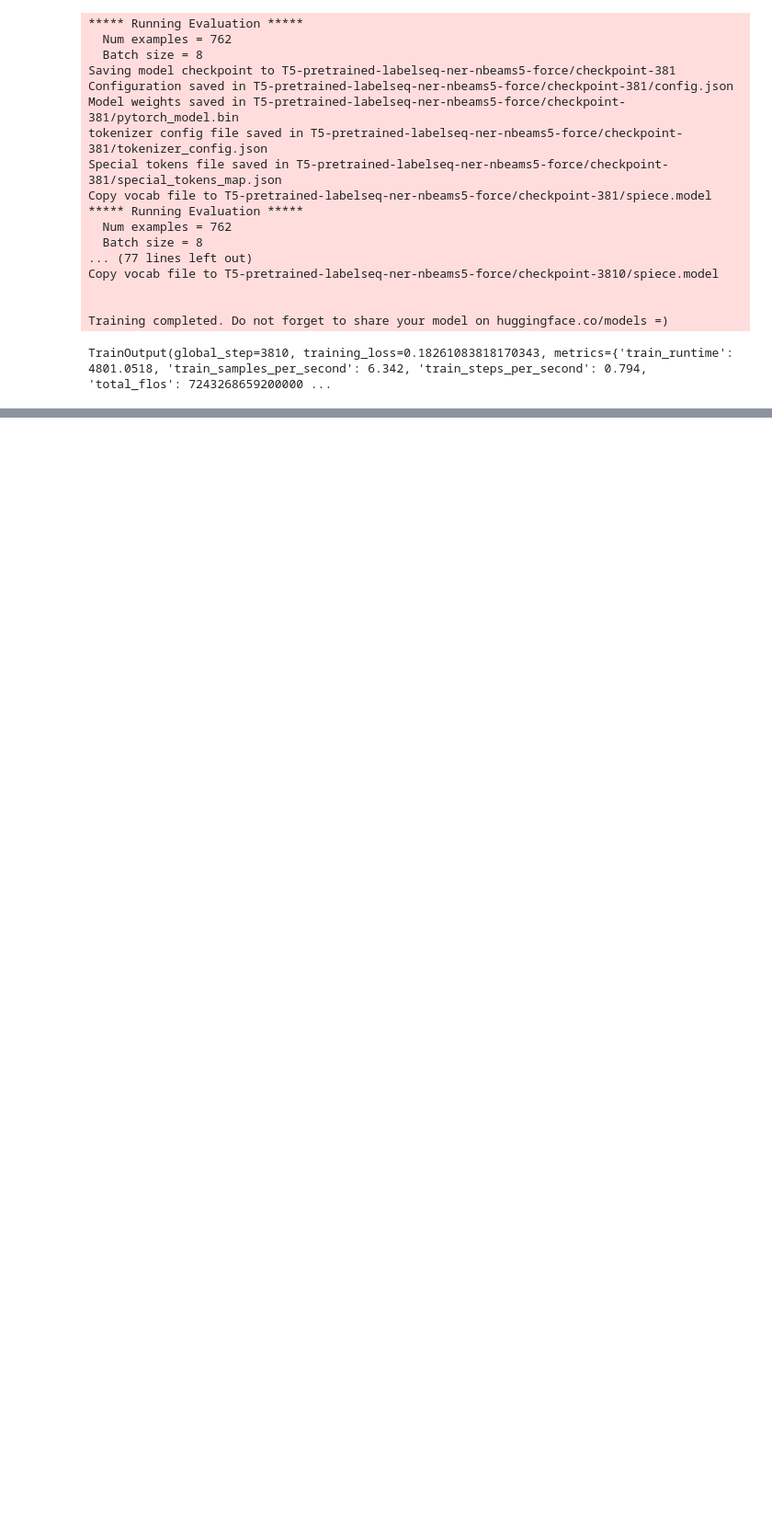
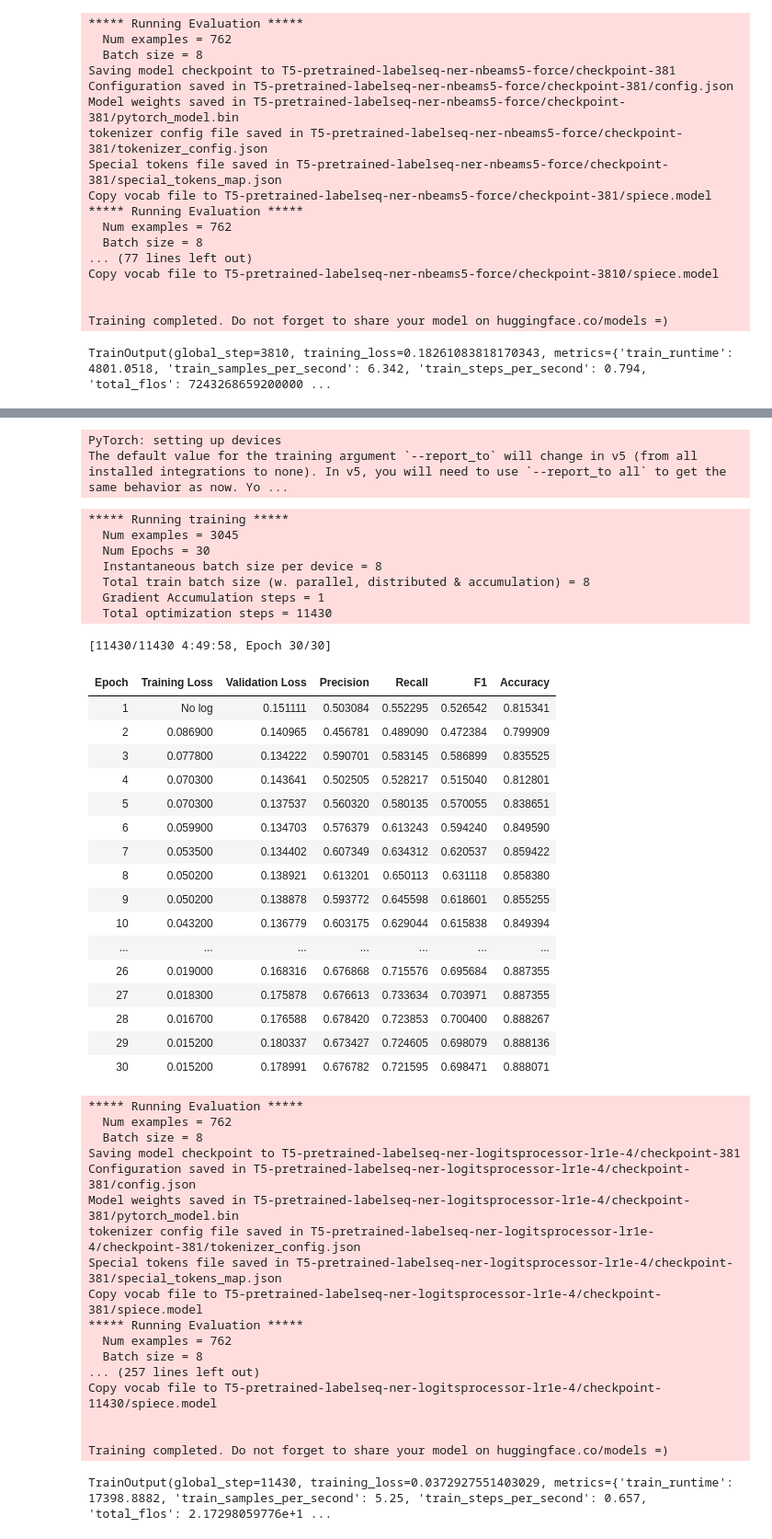
Before and after one commit to bingyinh/NLP_PNC_sample_list, a Jupyter notebook: T5_pretrained_label.ipynb, the cells around one changed output, grey strips where cells are left out. Shown at 92% size. Drawn from its saved outputs; the diff is of its cells as text; code cells hidden in the pictures; blank space fills up the shorter version.

```diff
--- a/T5_pretrained_label.ipynb
+++ b/T5_pretrained_label.ipynb
@@ -567,0 +646,63 @@ TrainOutput(global_step=3810, training_loss=0.18261083818170343, metrics={'train
+# %%
+args = Seq2SeqTrainingArguments(
+    "T5-pretrained-labelseq-ner-logitsprocessor-lr1e-4", evaluation_strategy="epoch", save_strategy="epoch",
+    learning_rate=1e-4, num_train_epochs=30, weight_decay=0.01, predict_with_generate=True,
+    per_device_train_batch_size=8, seed=7, #     no_cuda=True,
+    )
+
+data_collator = DataCollatorForSeq2Seq(tokenizer, model=model)
+trainer = MyTrainer(
+    model=model, args=args, train_dataset=training_set, eval_dataset=val_set,
+    data_collator=data_collator, compute_metrics=compute_metrics, tokenizer=tokenizer,
+)
+beamsz = 5
+# %% [output]
+PyTorch: setting up devices
+The default value for the training argument `--report_to` will change in v5 (from all installed integrations to none). In v5, you will need to use `--report_to all` to get the same behavior as now. Yo ...
+# %%
+trainer.set_things(labelids, tokenizer, beamsz)
+trainer.train()
+# %% [output]
+***** Running training *****
+  Num examples = 3045
+  Num Epochs = 30
+  Instantaneous batch size per device = 8
+  Total train batch size (w. parallel, distributed & accumulation) = 8
+  Gradient Accumulation steps = 1
+  Total optimization steps = 11430
+[11430/11430 4:49:58, Epoch 30/30]
+| Epoch | Training Loss | Validation Loss | Precision | Recall | F1 | Accuracy |
+| 1 | No log | 0.151111 | 0.503084 | 0.552295 | 0.526542 | 0.815341 |
+| 2 | 0.086900 | 0.140965 | 0.456781 | 0.489090 | 0.472384 | 0.799909 |
+| 3 | 0.077800 | 0.134222 | 0.590701 | 0.583145 | 0.586899 | 0.835525 |
+| 4 | 0.070300 | 0.143641 | 0.502505 | 0.528217 | 0.515040 | 0.812801 |
+| 5 | 0.070300 | 0.137537 | 0.560320 | 0.580135 | 0.570055 | 0.838651 |
+| 6 | 0.059900 | 0.134703 | 0.576379 | 0.613243 | 0.594240 | 0.849590 |
+| 7 | 0.053500 | 0.134402 | 0.607349 | 0.634312 | 0.620537 | 0.859422 |
+| 8 | 0.050200 | 0.138921 | 0.613201 | 0.650113 | 0.631118 | 0.858380 |
+| 9 | 0.050200 | 0.138878 | 0.593772 | 0.645598 | 0.618601 | 0.855255 |
+| 10 | 0.043200 | 0.136779 | 0.603175 | 0.629044 | 0.615838 | 0.849394 |
+| ... | ... | ... | ... | ... | ... | ... |
+| 26 | 0.019000 | 0.168316 | 0.676868 | 0.715576 | 0.695684 | 0.887355 |
+| 27 | 0.018300 | 0.175878 | 0.676613 | 0.733634 | 0.703971 | 0.887355 |
+| 28 | 0.016700 | 0.176588 | 0.678420 | 0.723853 | 0.700400 | 0.888267 |
+| 29 | 0.015200 | 0.180337 | 0.673427 | 0.724605 | 0.698079 | 0.888136 |
+| 30 | 0.015200 | 0.178991 | 0.676782 | 0.721595 | 0.698471 | 0.888071 |
+***** Running Evaluation *****
+  Num examples = 762
+  Batch size = 8
+Saving model checkpoint to T5-pretrained-labelseq-ner-logitsprocessor-lr1e-4/checkpoint-381
+Configuration saved in T5-pretrained-labelseq-ner-logitsprocessor-lr1e-4/checkpoint-381/config.json
+Model weights saved in T5-pretrained-labelseq-ner-logitsprocessor-lr1e-4/checkpoint-381/pytorch_model.bin
+tokenizer config file saved in T5-pretrained-labelseq-ner-logitsprocessor-lr1e-4/checkpoint-381/tokenizer_config.json
+Special tokens file saved in T5-pretrained-labelseq-ner-logitsprocessor-lr1e-4/checkpoint-381/special_tokens_map.json
+Copy vocab file to T5-pretrained-labelseq-ner-logitsprocessor-lr1e-4/checkpoint-381/spiece.model
+***** Running Evaluation *****
+  Num examples = 762
+  Batch size = 8
+... (257 lines left out)
+Copy vocab file to T5-pretrained-labelseq-ner-logitsprocessor-lr1e-4/checkpoint-11430/spiece.model
+
+
+Training completed. Do not forget to share your model on huggingface.co/models =)
+TrainOutput(global_step=11430, training_loss=0.0372927551403029, metrics={'train_runtime': 17398.8882, 'train_samples_per_second': 5.25, 'train_steps_per_second': 0.657, 'total_flos': 2.17298059776e+1 ...
```
Also changed, not shown: parts of 30 cells of this notebook.
